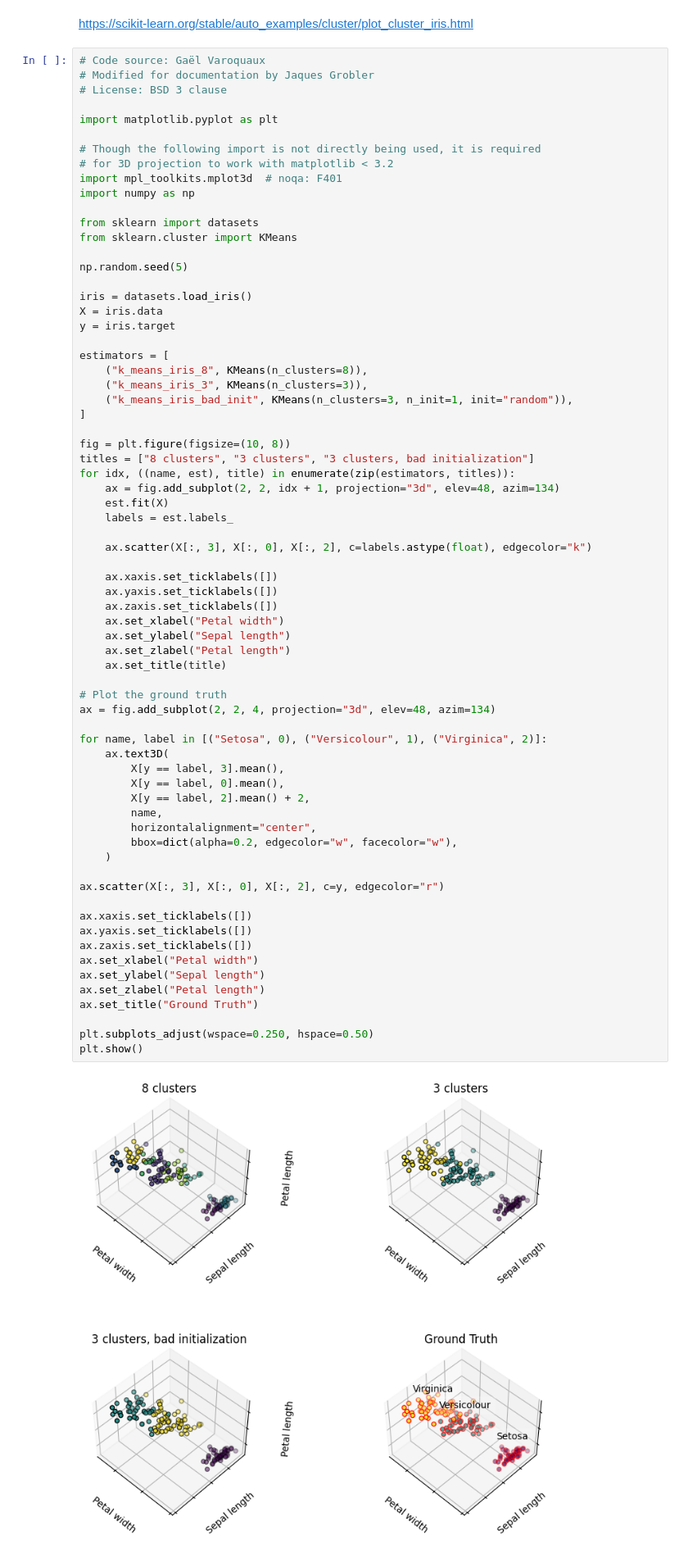
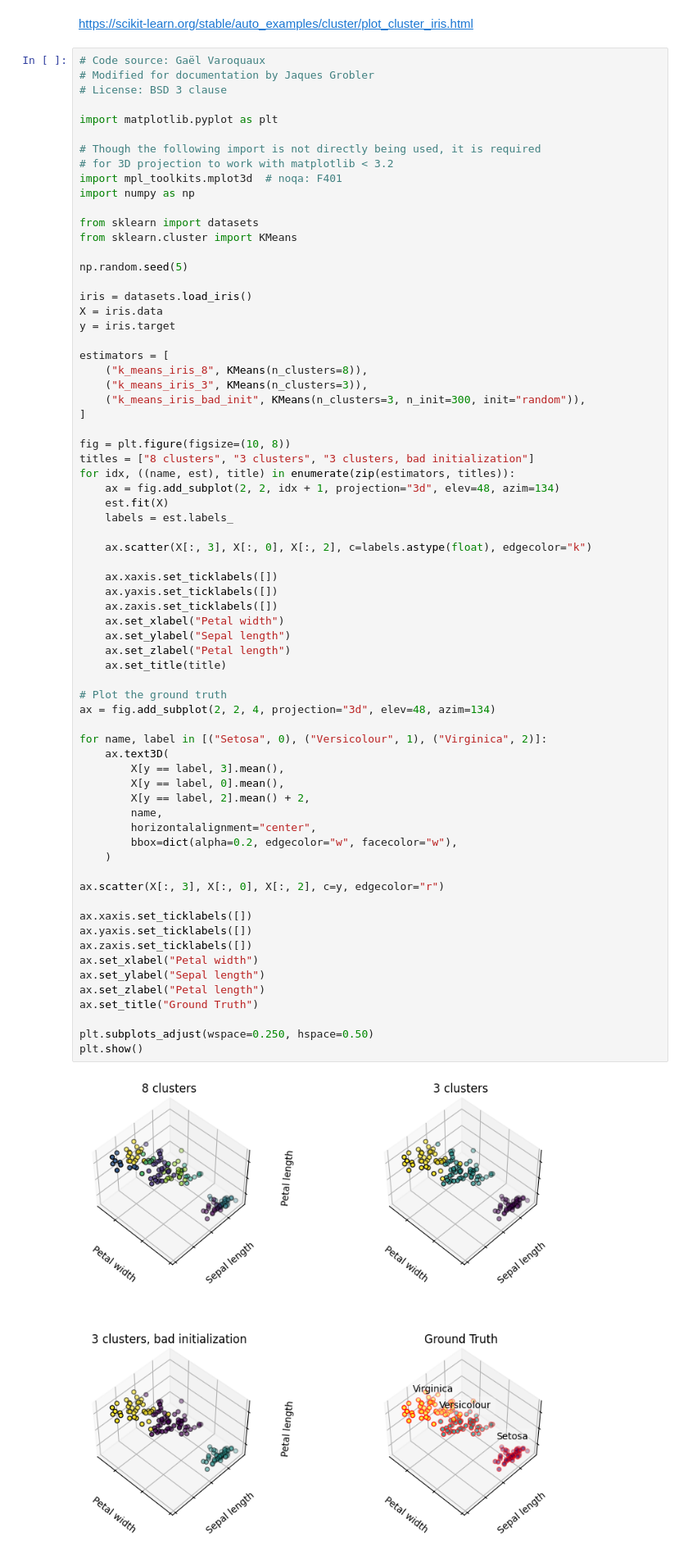
Before and after one commit to SEROHE/basico_python, a Jupyter notebook: jupyter/jupyter_1/ejemplos_scikit/5_clustering_kmeans.ipynb, the cells around one changed output. Shown: that part at 82% size. Cells and saved outputs as stored; diff of their text form.

```diff
--- a/jupyter/jupyter_1/ejemplos_scikit/5_clustering_kmeans.ipynb
+++ b/jupyter/jupyter_1/ejemplos_scikit/5_clustering_kmeans.ipynb
@@ -24,7 +24,7 @@ y = iris.target
 estimators = [
     ("k_means_iris_8", KMeans(n_clusters=8)),
     ("k_means_iris_3", KMeans(n_clusters=3)),
-    ("k_means_iris_bad_init", KMeans(n_clusters=3, n_init=1, init="random")),
+    ("k_means_iris_bad_init", KMeans(n_clusters=3, n_init=300, init="random")),
 ]
 
 fig = plt.figure(figsize=(10, 8))
@@ -43,31 +43,31 @@ for idx, ((name, est), title) in enumerate(zip(estimators, titles)):
     ax.set_ylabel("Sepal length")
     ax.set_zlabel("Petal length")
     ax.set_title(title)
 
 # Plot the ground truth
 ax = fig.add_subplot(2, 2, 4, projection="3d", elev=48, azim=134)
 
 for name, label in [("Setosa", 0), ("Versicolour", 1), ("Virginica", 2)]:
     ax.text3D(
         X[y == label, 3].mean(),
         X[y == label, 0].mean(),
         X[y == label, 2].mean() + 2,
         name,
         horizontalalignment="center",
         bbox=dict(alpha=0.2, edgecolor="w", facecolor="w"),
     )
 
 ax.scatter(X[:, 3], X[:, 0], X[:, 2], c=y, edgecolor="r")
 
 ax.xaxis.set_ticklabels([])
 ax.yaxis.set_ticklabels([])
 ax.zaxis.set_ticklabels([])
 ax.set_xlabel("Petal width")
 ax.set_ylabel("Sepal length")
 ax.set_zlabel("Petal length")
 ax.set_title("Ground Truth")
 
 plt.subplots_adjust(wspace=0.250, hspace=0.50)
 plt.show()
 # %% [output]
-[figure, old version]
+[figure, new version]
```
Also changed, not shown: parts of 3 cells of this notebook, 4 other files.
